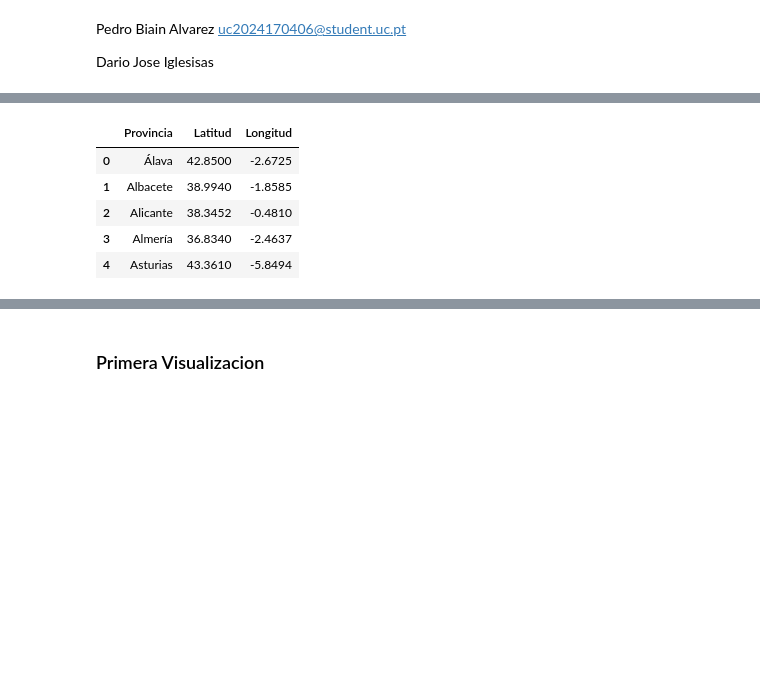
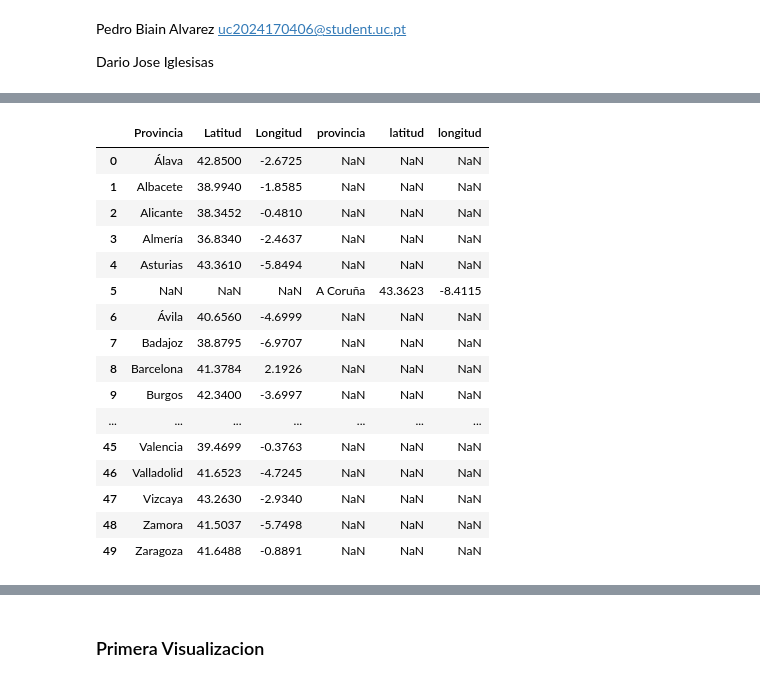
Before and after one commit to Pedrobiain10/VD-Project, a Jupyter notebook: prueba2.ipynb, the cells around one changed output, grey strips where cells are left out. Cells and saved outputs as stored; diff of their text form; code cells hidden in the pictures; blank space fills up the shorter version.

```diff
--- a/prueba2.ipynb
+++ b/prueba2.ipynb
@@ -44,11 +116,22 @@ poblacion_df.head(5)
 # %%
 df_provincias = pd.read_csv("provincias_actualizado.csv")  # Base de datos de coordenadas
-df_provincias = df_provincias.iloc[:,:-3]
-df_provincias.head(5)
+df_provincias = pd.DataFrame(df_provincias)
+df_provincias.head(50)
 # %% [output]
-|  | Provincia | Latitud | Longitud |
-| 0 | Álava | 42.8500 | -2.6725 |
-| 1 | Albacete | 38.9940 | -1.8585 |
-| 2 | Alicante | 38.3452 | -0.4810 |
-| 3 | Almería | 36.8340 | -2.4637 |
-| 4 | Asturias | 43.3610 | -5.8494 |
+|  | Provincia | Latitud | Longitud | provincia | latitud | longitud |
+| 0 | Álava | 42.8500 | -2.6725 | NaN | NaN | NaN |
+| 1 | Albacete | 38.9940 | -1.8585 | NaN | NaN | NaN |
+| 2 | Alicante | 38.3452 | -0.4810 | NaN | NaN | NaN |
+| 3 | Almería | 36.8340 | -2.4637 | NaN | NaN | NaN |
+| 4 | Asturias | 43.3610 | -5.8494 | NaN | NaN | NaN |
+| 5 | NaN | NaN | NaN | A Coruña | 43.3623 | -8.4115 |
+| 6 | Ávila | 40.6560 | -4.6999 | NaN | NaN | NaN |
+| 7 | Badajoz | 38.8795 | -6.9707 | NaN | NaN | NaN |
+| 8 | Barcelona | 41.3784 | 2.1926 | NaN | NaN | NaN |
+| 9 | Burgos | 42.3400 | -3.6997 | NaN | NaN | NaN |
+| ... | ... | ... | ... | ... | ... | ... |
+| 45 | Valencia | 39.4699 | -0.3763 | NaN | NaN | NaN |
+| 46 | Valladolid | 41.6523 | -4.7245 | NaN | NaN | NaN |
+| 47 | Vizcaya | 43.2630 | -2.9340 | NaN | NaN | NaN |
+| 48 | Zamora | 41.5037 | -5.7498 | NaN | NaN | NaN |
+| 49 | Zaragoza | 41.6488 | -0.8891 | NaN | NaN | NaN |
```
Also changed, not shown: parts of 18 cells of this notebook, 1 other file.
